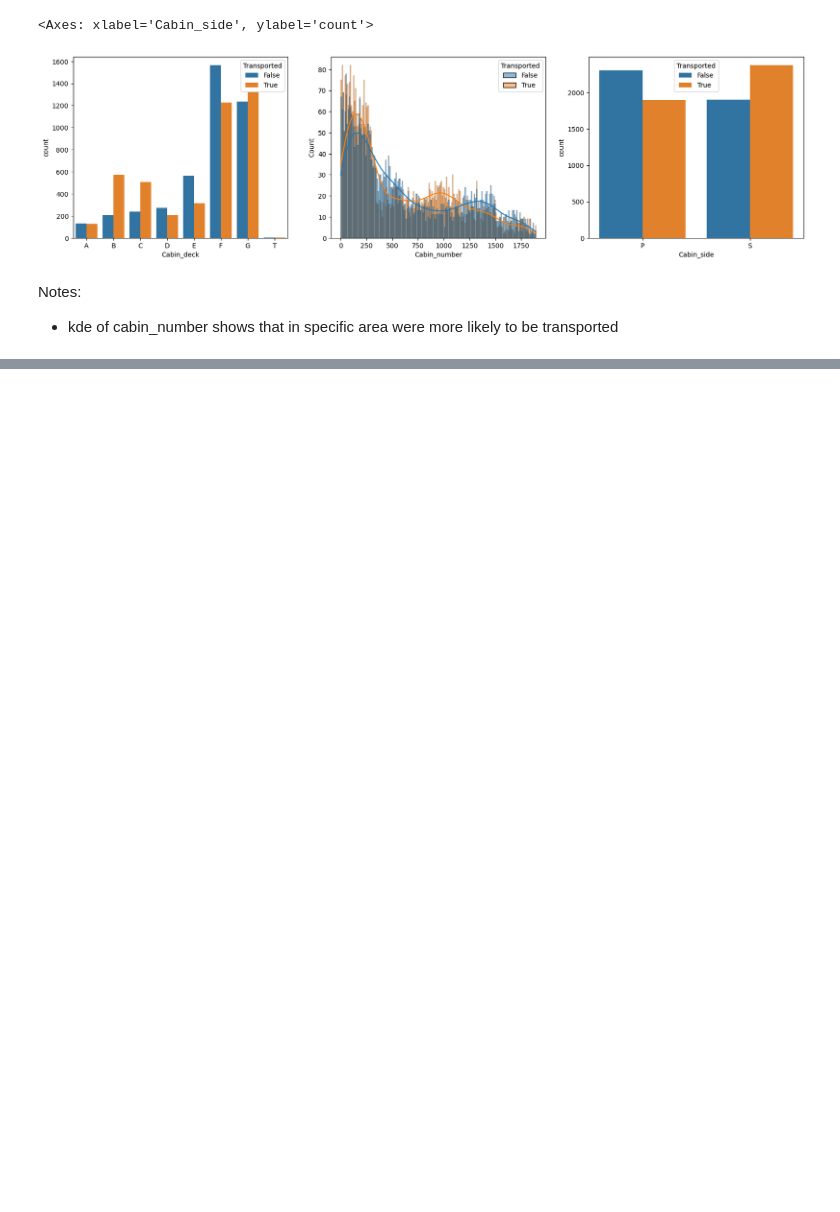
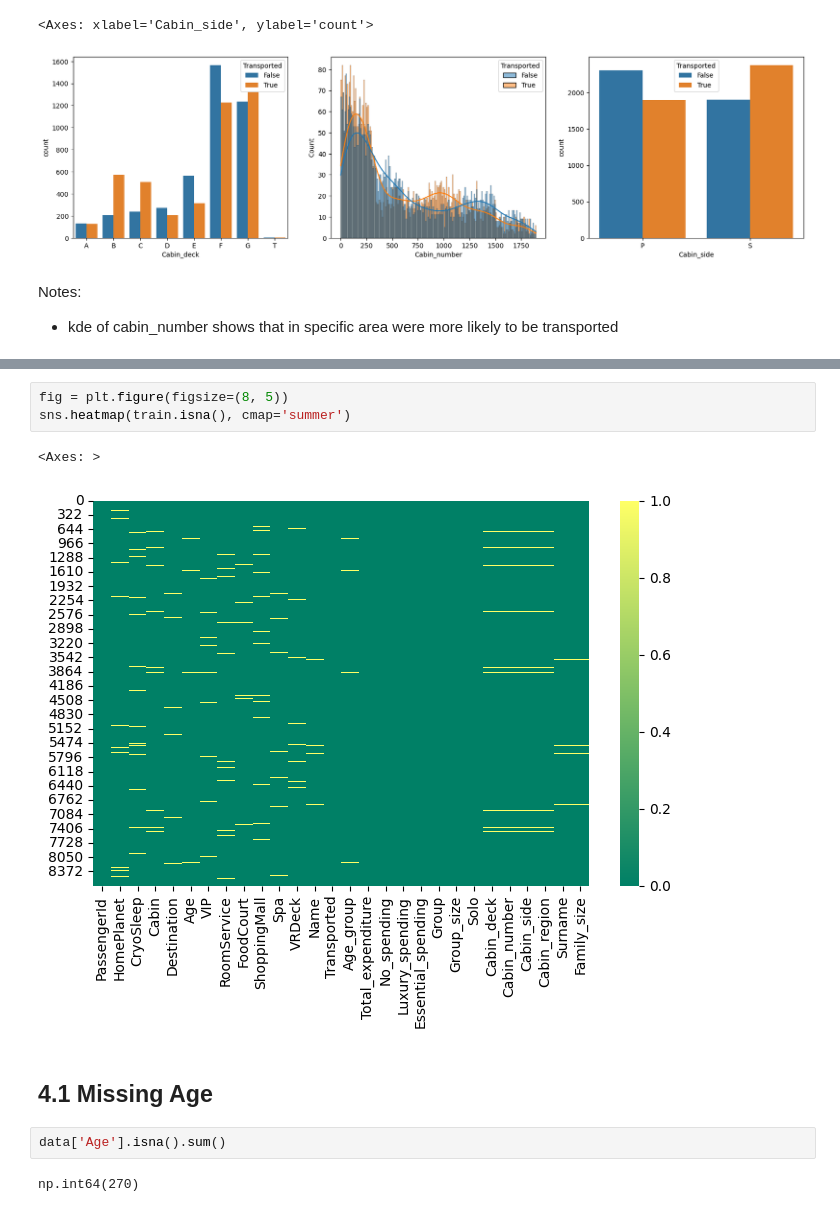
Before and after one commit to bina02/kaggle-Spaceship-titanic, a Jupyter notebook: main.ipynb, the cells around one changed output, grey strips where cells are left out. Cells and saved outputs as stored; diff of their text form; blank space fills up the shorter version.

```diff
--- a/main.ipynb
+++ b/main.ipynb
@@ -459,0 +513,12 @@ sns.countplot(x=X_cp['Family_size'], hue=X['Transported'])
+# %%
+fig = plt.figure(figsize=(8, 5))
+sns.heatmap(train.isna(), cmap='summer')
+# %% [output]
+<Axes: >
+[figure, added]
+# %% [markdown]
+## 4.1 Missing Age
+# %%
+data['Age'].isna().sum()
+# %% [output]
+np.int64(270)
```
Also changed, not shown: parts of 159 cells of this notebook.
